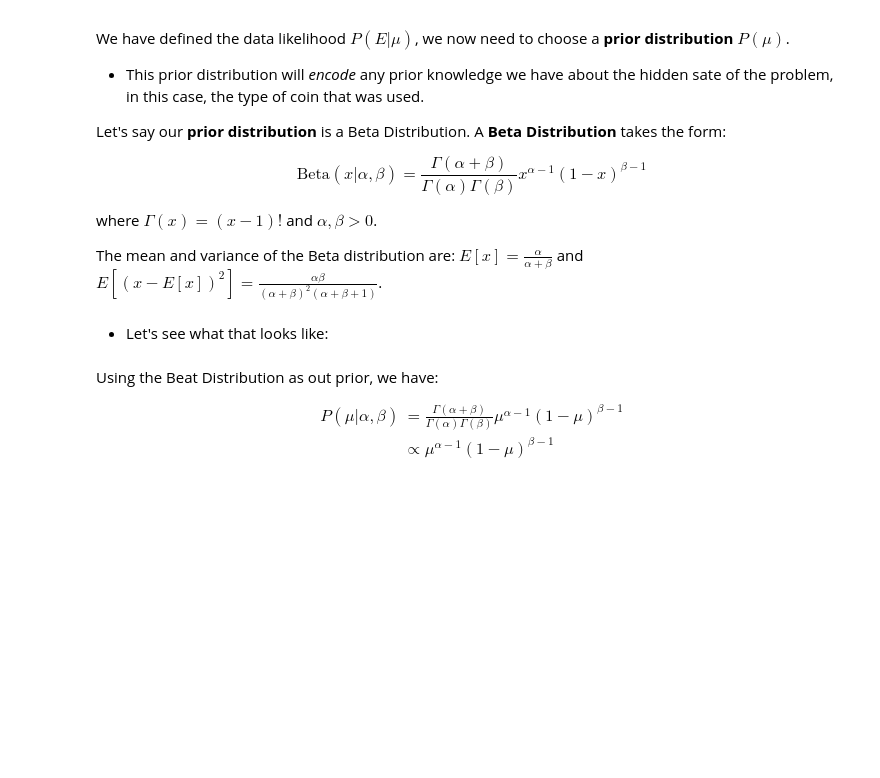
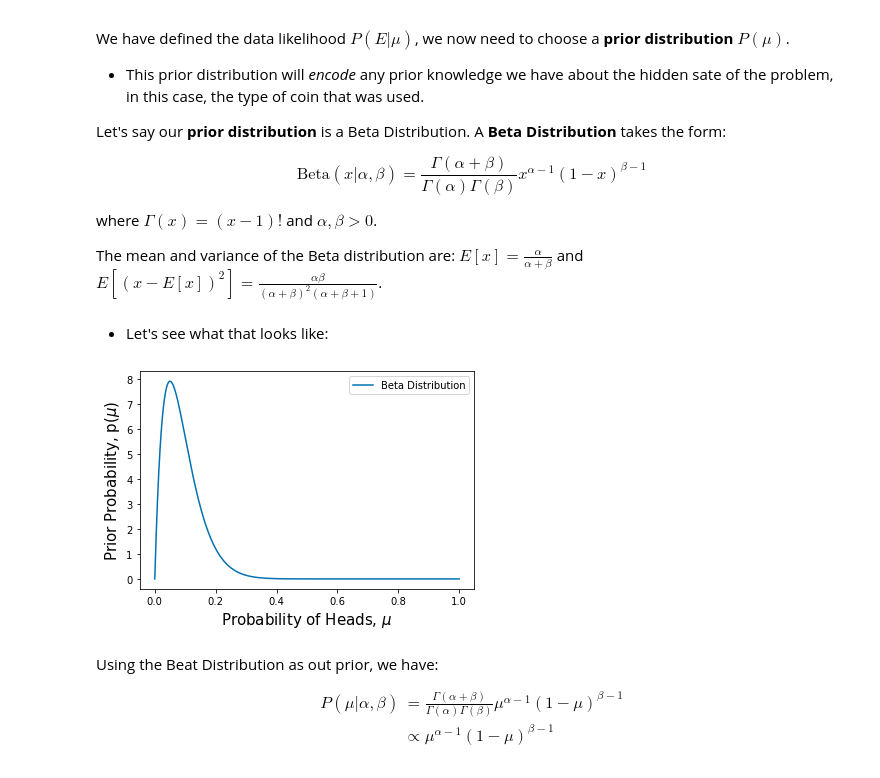
Before and after one commit to villegasmichael79/Lectures, a Jupyter notebook: Lecture 9 - MLE and MAP continued; Conjugate Priors/Lecture 9.ipynb, the cells around one changed output. Saved outputs shown, nothing was run; the diff lists cells and outputs as text; code cells hidden in the pictures; blank space fills up the shorter version.

```diff
--- a/Lecture 9 - MLE and MAP continued; Conjugate Priors/Lecture 9.ipynb
+++ b/Lecture 9 - MLE and MAP continued; Conjugate Priors/Lecture 9.ipynb
@@ -140,16 +138,18 @@ The mean and variance of the Beta distribution are: $E[x] = \frac{\alpha}{\alpha
 # %%
 import math
 
 a = 2
-b = 10
+b = 20
 x = np.arange(0,1,0.0001)
 Beta = (math.gamma(a+b)/(math.gamma(a)*math.gamma(b)))*x**(a-1)*(1-x)**(b-1)
 
 plt.plot(x, Beta, label='Beta Distribution')
 plt.legend(loc='best')
 plt.xlabel('Probability of Heads, $\mu$',fontsize=15)
 plt.ylabel('Prior Probability, p($\mu$)',fontsize=15)
 plt.show()
+# %% [output]
+[figure, added]
 # %% [markdown]
 Using the Beat Distribution as out prior, we have:
 
```
Also changed, not shown: parts of 2 cells of this notebook, 1 other file.
